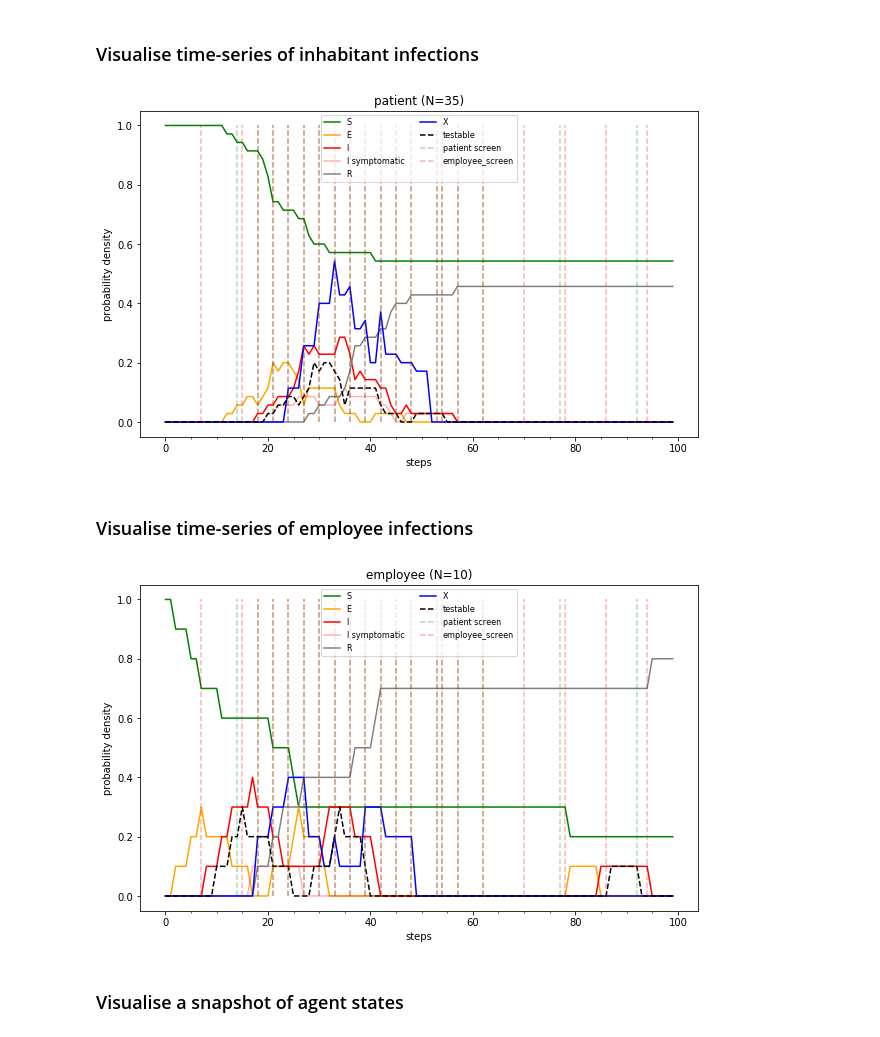
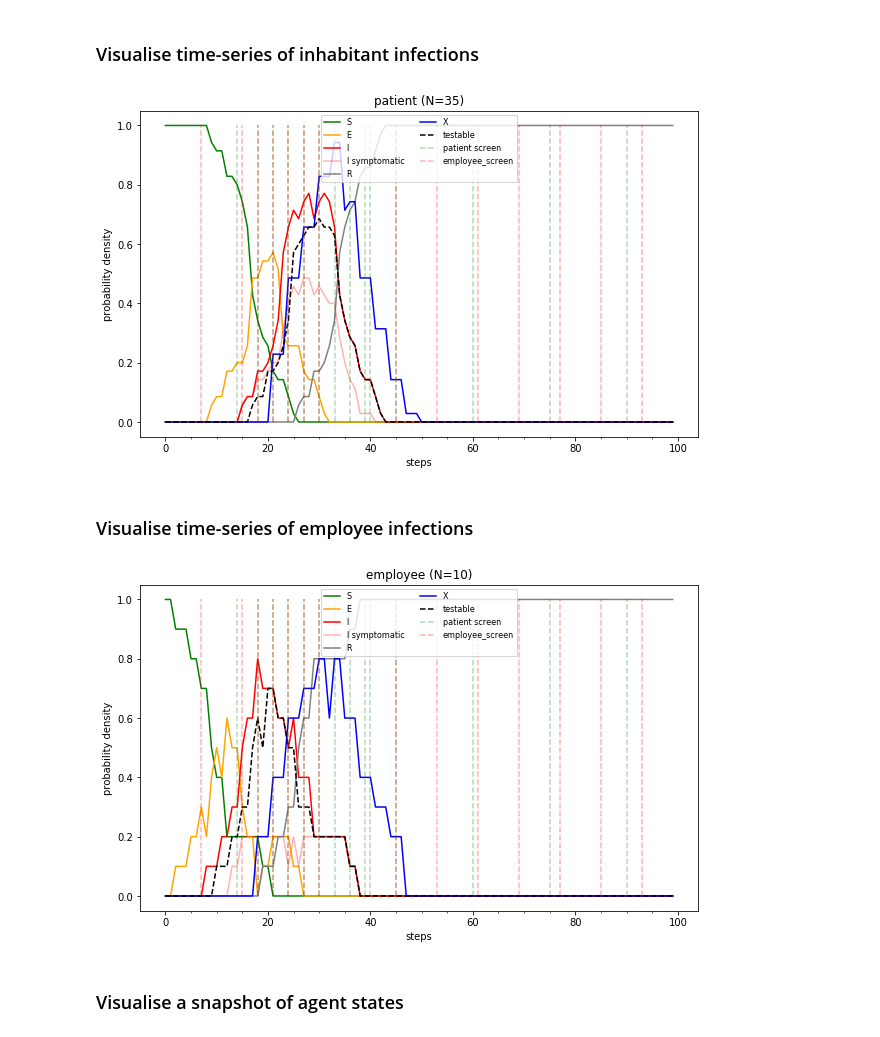
Before and after one commit to JanaLasser/agent_based_COVID_SEIRX, a Jupyter notebook: example.ipynb, the cells around one changed output. Drawn from its saved outputs; the diff is of its cells as text; code cells hidden in the pictures.

```diff
--- a/example.ipynb
+++ b/example.ipynb
@@ -12,7 +12,7 @@ import viz
 ## Single model run
 # %%
 # interaction network of inhabitants
-G = nx.readwrite.gpickle.read_gpickle('data/interactions.gpickle')
+G = nx.readwrite.gpickle.read_gpickle('data/interactions_single_quarter.gpickle')
 # number of inhabitants
 N_patients = len(G.nodes)
 # the number of employees. Note that the number of inhabitants is defined by
@@ -30,45 +30,45 @@ testing = True
 screening_interval_patients = 14
 screening_interval_employees = 7
 # interval for follow-up screens in case of a new positive test result
-follow_up_interval = 4
+follow_up_testing_interval = 4
 # in "continuous" mode employees will have a (low) probability to become an index
 # case in every simulation step and introduce new infections. In "single" mode,
 # a single infection is introduced through an employee in the first simulation
 # step but employees no longer have a probability to become newly infected in
 # every time step
-index_case_mode = 'continuous'
+index_case_mode = 'continuous_employee'
 # probability of employees to become an index case every simulation step
-index_probability = 0.01
+index_probability_employee = 0.01
 # time until a test returns a result
 time_until_test_result = 2
 # fixed seed of the simulation, using the same seed repeats the same simulation
 # if the same parameters are chosen
 seed = 5
 
-SEIRX = model_SEIRX.SIR(G, N_employees, verbosity=verbosity, testing=testing, seed=seed,
+model = SEIRX(G, N_employees, verbosity=verbosity, testing=testing, seed=seed,
                         screening_interval_patients=screening_interval_patients,
                         screening_interval_employees=screening_interval_employees,
-                        follow_up_interval = follow_up_interval,
+                        follow_up_testing_interval = follow_up_testing_interval,
                         index_case_mode=index_case_mode,
-                        index_probability=index_probability,
+                        index_probability_employee=index_probability_employee,
                         time_until_test_result=time_until_test_result)
 for i in range(N_steps):
     if verbosity > 0: print('*** step {} ***'.format(i+1))
-    SEIRX.step()
+    model.step()
 # %% [markdown]
 ### Visualise time-series of inhabitant infections
 # %%
 fig, ax = plt.subplots(figsize=(10, 6))
-viz.draw_infection_timeline(SEIRX, 'patient', ax)
+viz.draw_infection_timeline(model, 'patient', ax)
 # %% [output]
-[figure, old version]
+[figure, new version]
 # %% [markdown]
 ### Visualise time-series of employee infections
 # %%
 fig, ax = plt.subplots(figsize=(10, 6))
-viz.draw_infection_timeline(SEIRX, 'employee', ax)
+viz.draw_infection_timeline(model, 'employee', ax)
 # %% [output]
-[figure, old version]
+[figure, new version]
 # %% [markdown]
 ### Visualise a snapshot of agent states
 # %%
```
Also changed, not shown: parts of 3 cells of this notebook.
